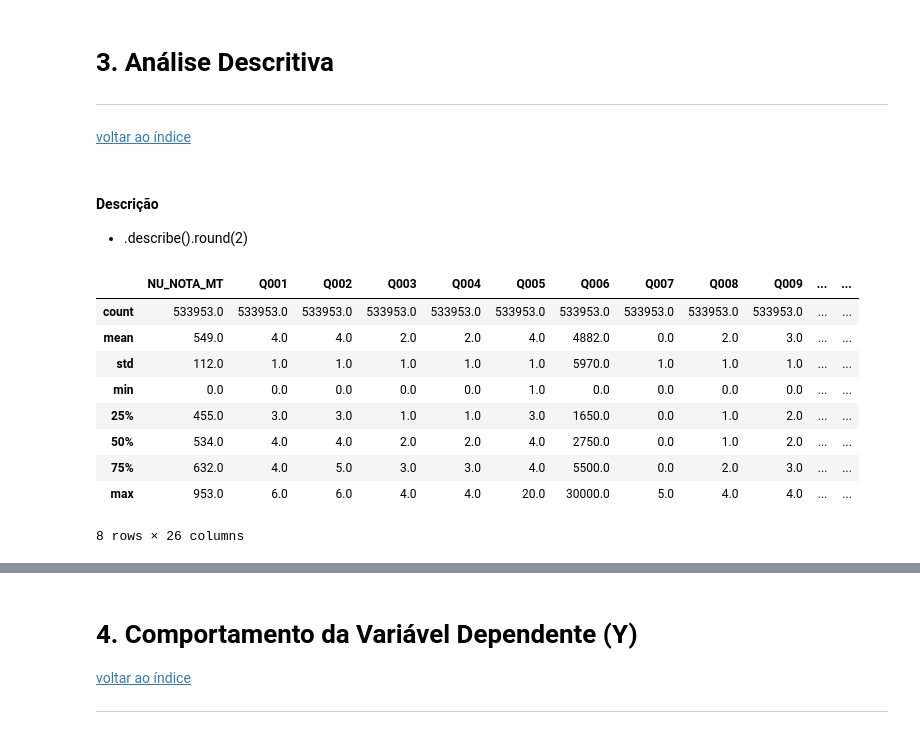
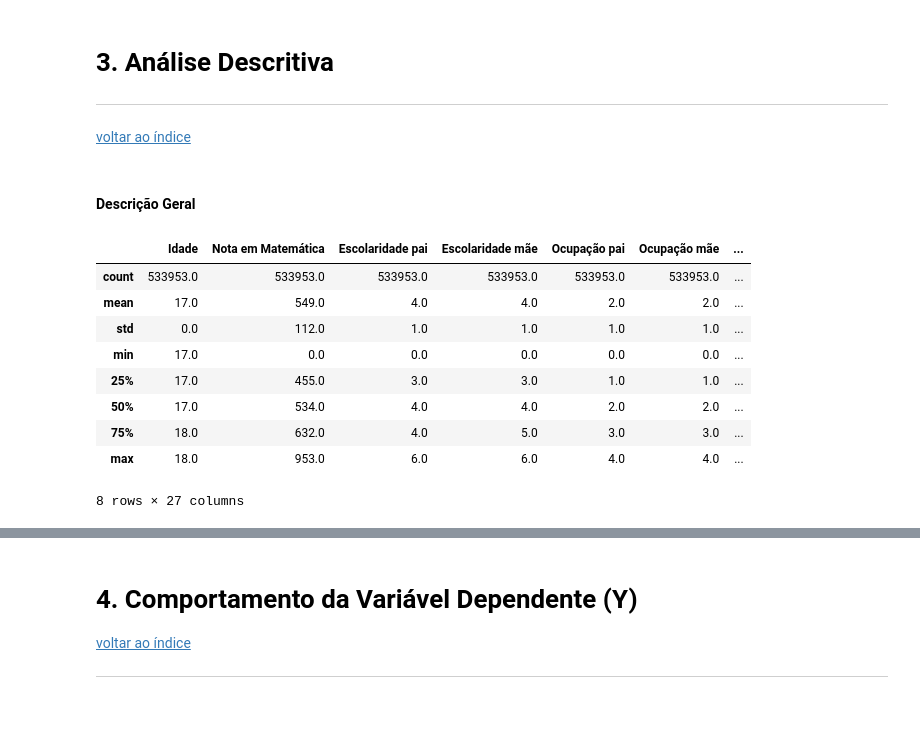
Before and after one commit to ihaveonesun/Projeto-Final-Semantix, a Jupyter notebook: projeto_final_enem.ipynb, the cells around one changed output, grey strips where cells are left out. Cells and saved outputs as stored; diff of their text form; code cells hidden in the pictures.

```diff
--- a/projeto_final_enem.ipynb
+++ b/projeto_final_enem.ipynb
@@ -256,12 +268,13 @@ _=[auto_map_questionario('Q0{:002}'.format(i)) for i in range(1, 26)]
 # %%
-quest_alunos_df.to_csv('dados/dados_tratados.csv', sep=';', encoding='latin1')
+# final_enem_df.to_csv('dados/dados_tratados.csv', sep=';', encoding='latin1', index=False)
+final_enem_df = pd.read_csv('dados/dados_tratados.csv', sep=';', encoding='latin1')
 # %% [markdown]
 #### Lista de variáveis qualitativas
 # %%
-lista_variaveis = list(quest_alunos_df.columns)
+lista_variaveis = list(final_enem_df.columns)
 # %%
-lista_variaveis_qualitativas = ['TP_SEXO','TP_COR_RACA','TP_ESCOLA','NO_MUNICIPIO_ESC','SG_UF_ESC','TP_LOCALIZACAO_ESC']
+variaveis_texto = ['Sexo', 'Cor/Raça', 'Escola', 'Município', 'UF', 'Localização']
 # %% [markdown]
 #### Lista de variaveis quantitativas
 # %%
-lista_variaveis_quantitativas = [var for var in lista_variaveis if var not in lista_variaveis_qualitativas]
+variaveis_numericas = [var for var in lista_variaveis if var not in variaveis_texto]
@@ -273,19 +304,18 @@ lista_variaveis_quantitativas = [var for var in lista_variaveis if var not in li
 
 [voltar ao índice](#indice)
 # %% [markdown]
-#### Descrição
-* .describe().round(2)
+#### Descrição Geral
 # %%
-quest_alunos_df[lista_variaveis_quantitativas].describe().round()
+final_enem_df[variaveis_numericas].describe().round()
 # %% [output]
-|  | NU_NOTA_MT | Q001 | Q002 | Q003 | Q004 | Q005 | Q006 | Q007 | Q008 | Q009 | ... | ... |
-| count | 533953.0 | 533953.0 | 533953.0 | 533953.0 | 533953.0 | 533953.0 | 533953.0 | 533953.0 | 533953.0 | 533953.0 | ... | ... |
-| mean | 549.0 | 4.0 | 4.0 | 2.0 | 2.0 | 4.0 | 4882.0 | 0.0 | 2.0 | 3.0 | ... | ... |
-| std | 112.0 | 1.0 | 1.0 | 1.0 | 1.0 | 1.0 | 5970.0 | 1.0 | 1.0 | 1.0 | ... | ... |
-| min | 0.0 | 0.0 | 0.0 | 0.0 | 0.0 | 1.0 | 0.0 | 0.0 | 0.0 | 0.0 | ... | ... |
-| 25% | 455.0 | 3.0 | 3.0 | 1.0 | 1.0 | 3.0 | 1650.0 | 0.0 | 1.0 | 2.0 | ... | ... |
-| 50% | 534.0 | 4.0 | 4.0 | 2.0 | 2.0 | 4.0 | 2750.0 | 0.0 | 1.0 | 2.0 | ... | ... |
-| 75% | 632.0 | 4.0 | 5.0 | 3.0 | 3.0 | 4.0 | 5500.0 | 0.0 | 2.0 | 3.0 | ... | ... |
-| max | 953.0 | 6.0 | 6.0 | 4.0 | 4.0 | 20.0 | 30000.0 | 5.0 | 4.0 | 4.0 | ... | ... |
+|  | Idade | Nota em Matemática | Escolaridade pai | Escolaridade mãe | Ocupação pai | Ocupação mãe | ... |
+| count | 533953.0 | 533953.0 | 533953.0 | 533953.0 | 533953.0 | 533953.0 | ... |
+| mean | 17.0 | 549.0 | 4.0 | 4.0 | 2.0 | 2.0 | ... |
+| std | 0.0 | 112.0 | 1.0 | 1.0 | 1.0 | 1.0 | ... |
+| min | 17.0 | 0.0 | 0.0 | 0.0 | 0.0 | 0.0 | ... |
+| 25% | 17.0 | 455.0 | 3.0 | 3.0 | 1.0 | 1.0 | ... |
+| 50% | 17.0 | 534.0 | 4.0 | 4.0 | 2.0 | 2.0 | ... |
+| 75% | 18.0 | 632.0 | 4.0 | 5.0 | 3.0 | 3.0 | ... |
+| max | 18.0 | 953.0 | 6.0 | 6.0 | 4.0 | 4.0 | ... |
-8 rows × 26 columns
+8 rows × 27 columns
 # %%
```
Also changed, not shown: parts of 44 cells of this notebook.
